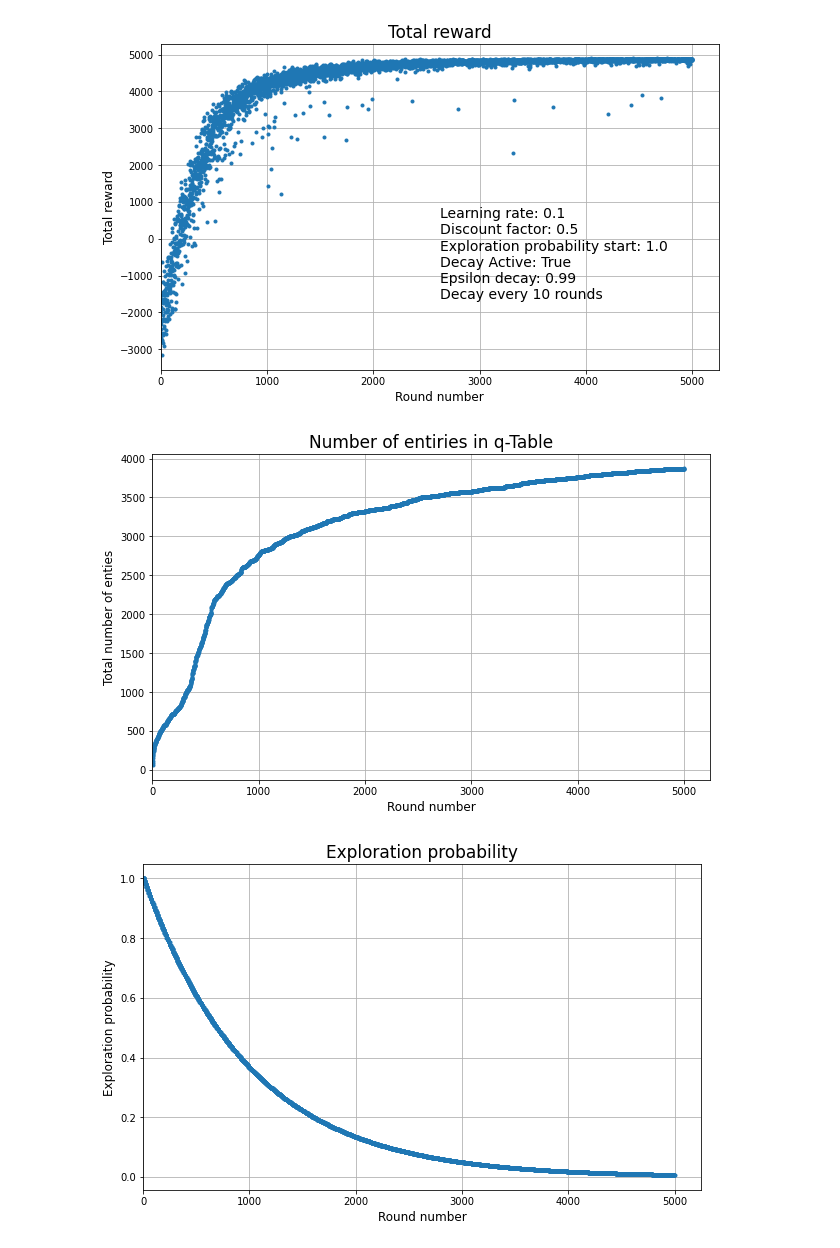
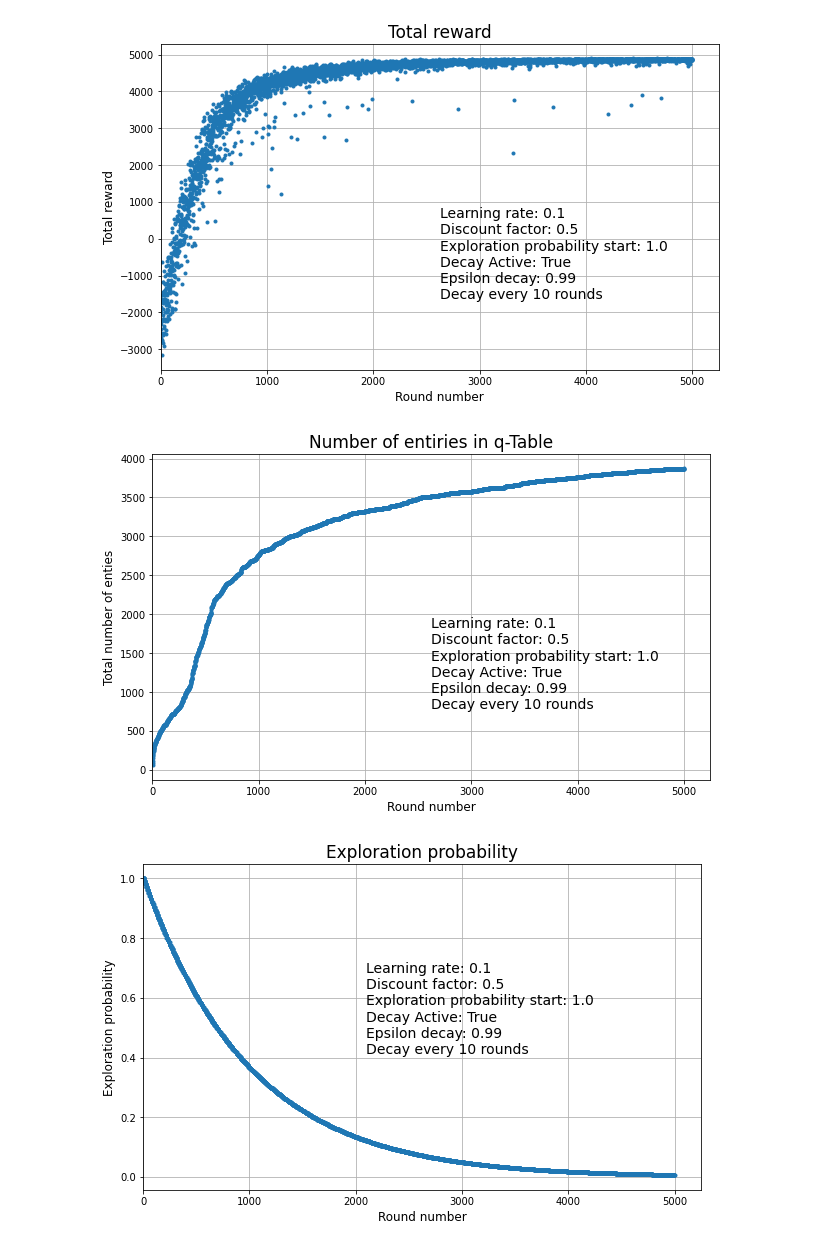
Before and after one commit to MrWhatZitToYaa/MLE, a Jupyter notebook: agent_code/custom_coin_collector/plots.ipynb, the cells around one changed output. Saved outputs shown, nothing was run; the diff lists cells and outputs as text; code cells hidden in the pictures.

```diff
--- a/agent_code/custom_coin_collector/plots.ipynb
+++ b/agent_code/custom_coin_collector/plots.ipynb
@@ -49,20 +49,35 @@ plt.savefig('./monitor_training/rewards.jpg', dpi=300)
 # %%
 file = open("./monitor_training/qTableSize.pkl", "rb")
 
 input = pickle.load(file)
 plt.figure(figsize=(10,6))
 rounds = np.linspace(1,len(input), len(input))
 plt.plot(rounds, input, '.')
 
 # Make plot nice
 plt.title('Number of entiries in q-Table', fontsize=17)
 plt.xlabel('Round number', fontsize=12)
 plt.ylabel('Total number of enties', fontsize=12)
 plt.xlim(xmin=0)
 plt.grid()
+
+# Add hyerparameters to plot as text
+hyper_params_text = "Learning rate: " + str(learning_rate) + "\n" + \
+					"Discount factor: " + str(discount_factor) + "\n" + \
+					"Exploration probability start: " + str(exploration_prob) + "\n" + \
+					"Decay Active: " + str(decay_active) + "\n" + \
+					"Epsilon decay: " + str(epsilon_decay) + "\n" + \
+					"Decay every " + str(epsilon_decay_after_rounds) + " rounds"
+
+# Get the current axes object
+ax = plt.gca()
+# Add the text at the top left corner (fraction coordinates)
+ax.text(0.5, 0.5, hyper_params_text, fontsize=14,
+        transform=ax.transAxes, va='top', ha='left')
+
 plt.savefig('./monitor_training/qTableSize.jpg', dpi=300)
 # %% [output]
-[figure, old version]
+[figure, new version]
 # %%
 file = open("./monitor_training/exploration_probability.pkl", "rb")
 
@@ -77,9 +92,24 @@ plt.xlabel('Round number', fontsize=12)
 plt.ylabel('Exploration probability', fontsize=12)
 plt.xlim(xmin=0)
 plt.grid()
+
+# Add hyerparameters to plot as text
+hyper_params_text = "Learning rate: " + str(learning_rate) + "\n" + \
+					"Discount factor: " + str(discount_factor) + "\n" + \
+					"Exploration probability start: " + str(exploration_prob) + "\n" + \
+					"Decay Active: " + str(decay_active) + "\n" + \
+					"Epsilon decay: " + str(epsilon_decay) + "\n" + \
+					"Decay every " + str(epsilon_decay_after_rounds) + " rounds"
+
+# Get the current axes object
+ax = plt.gca()
+# Add the text at the top left corner (fraction coordinates)
+ax.text(0.4, 0.7, hyper_params_text, fontsize=14,
+        transform=ax.transAxes, va='top', ha='left')
+
 plt.savefig('./monitor_training/exploration_probability.jpg', dpi=300)
 # %% [output]
-[figure, old version]
+[figure, new version]
 # %%
 file = open("./monitor_training/performanceEvaluation.pkl", "rb")
 
```
Also changed, not shown: parts of 1 cell of this notebook, 10 other files.
